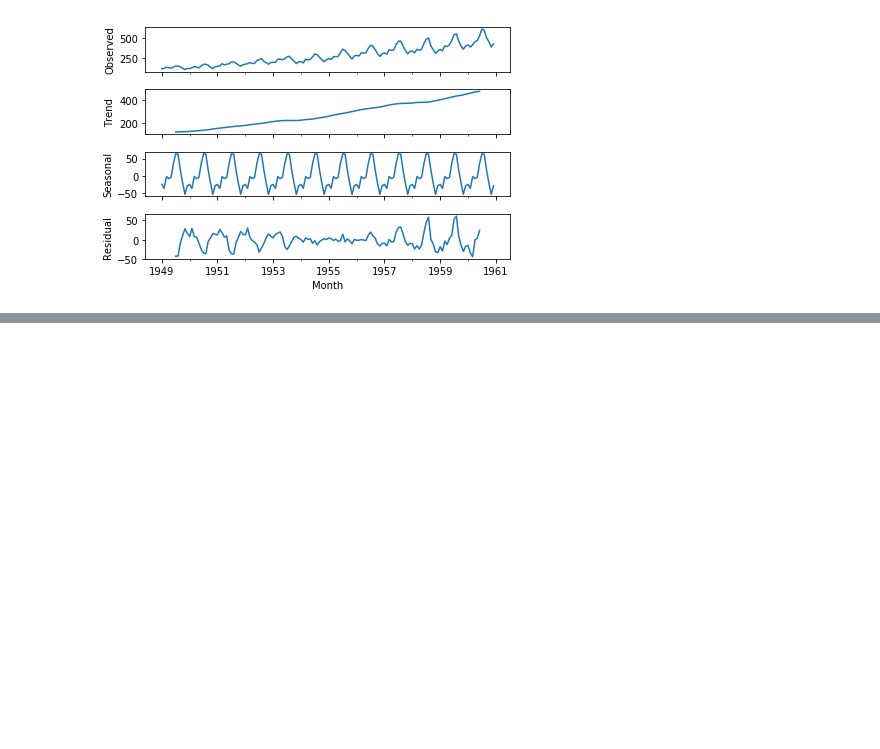
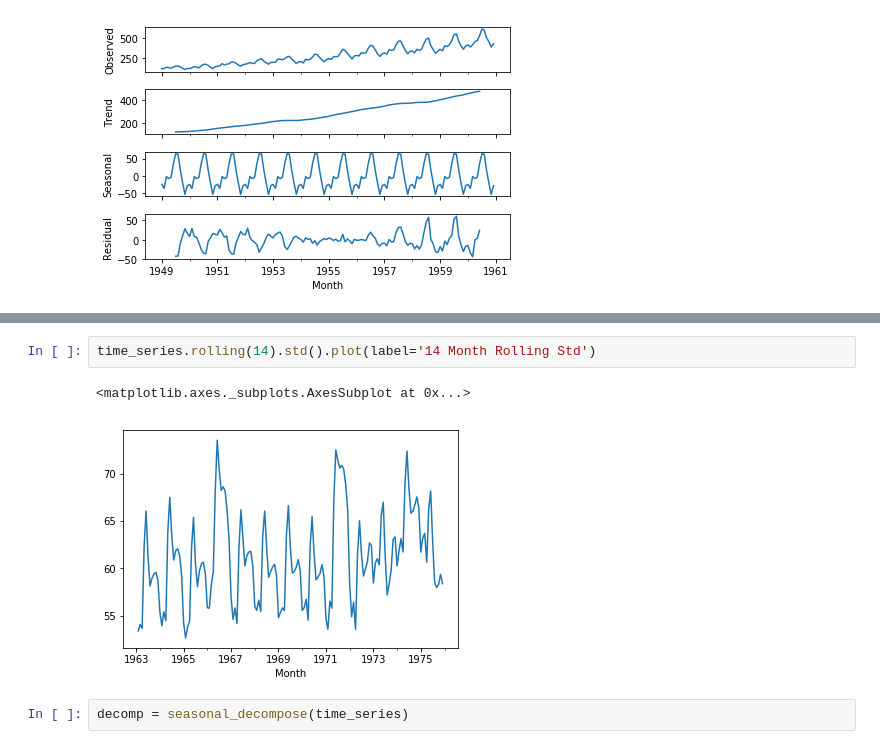
Before and after one commit to douglasbruce88/PythonForFinanceAndTrading, a Jupyter notebook: 08-Time-Series-Analysis/MyCourseNotes.ipynb, the cells around one changed output, grey strips where cells are left out. Drawn from its saved outputs; the diff is of its cells as text; blank space fills up the shorter version.

```diff
--- a/08-Time-Series-Analysis/MyCourseNotes.ipynb
+++ b/08-Time-Series-Analysis/MyCourseNotes.ipynb
@@ -148,0 +234,7 @@ result.plot()
+# %%
+time_series.rolling(14).std().plot(label='14 Month Rolling Std')
+# %% [output]
+<matplotlib.axes._subplots.AxesSubplot at 0x...>
+[figure, added]
+# %%
+decomp = seasonal_decompose(time_series)
```
Also changed, not shown: parts of 59 cells of this notebook.
